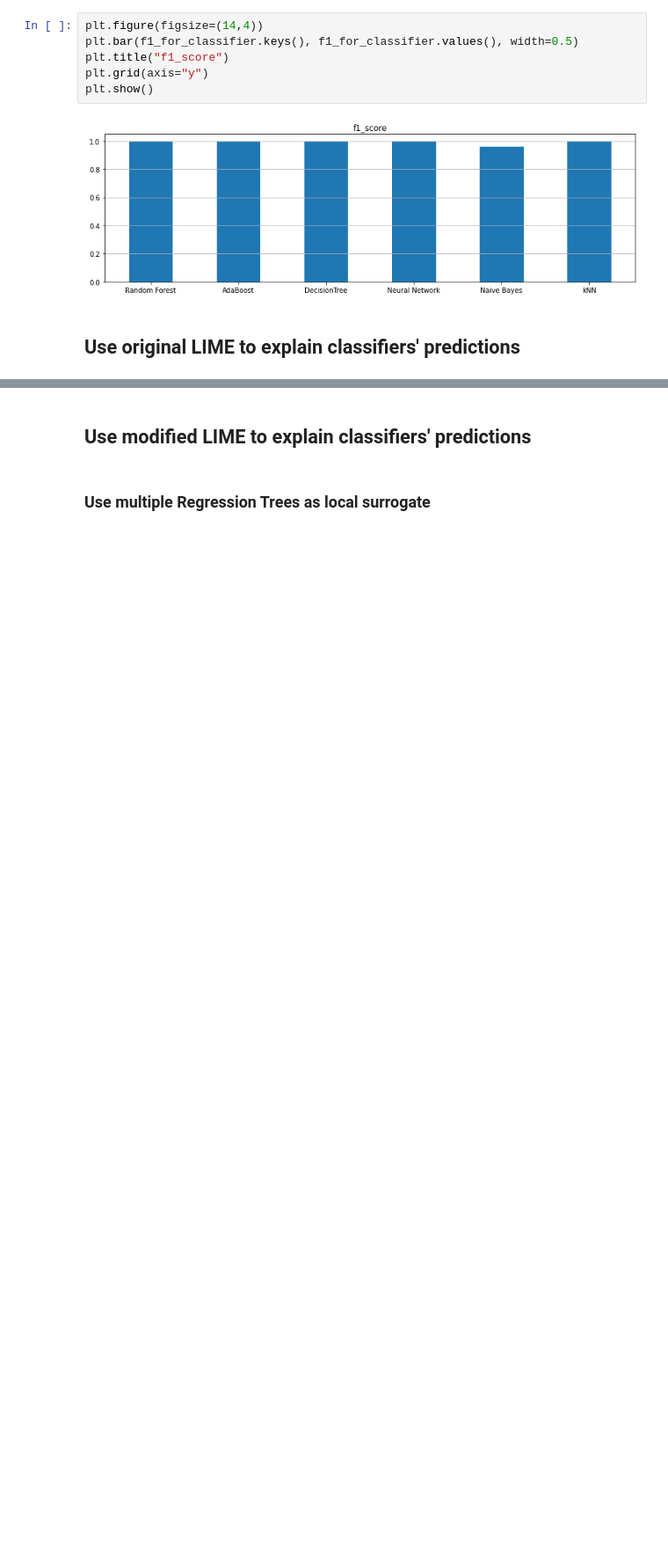
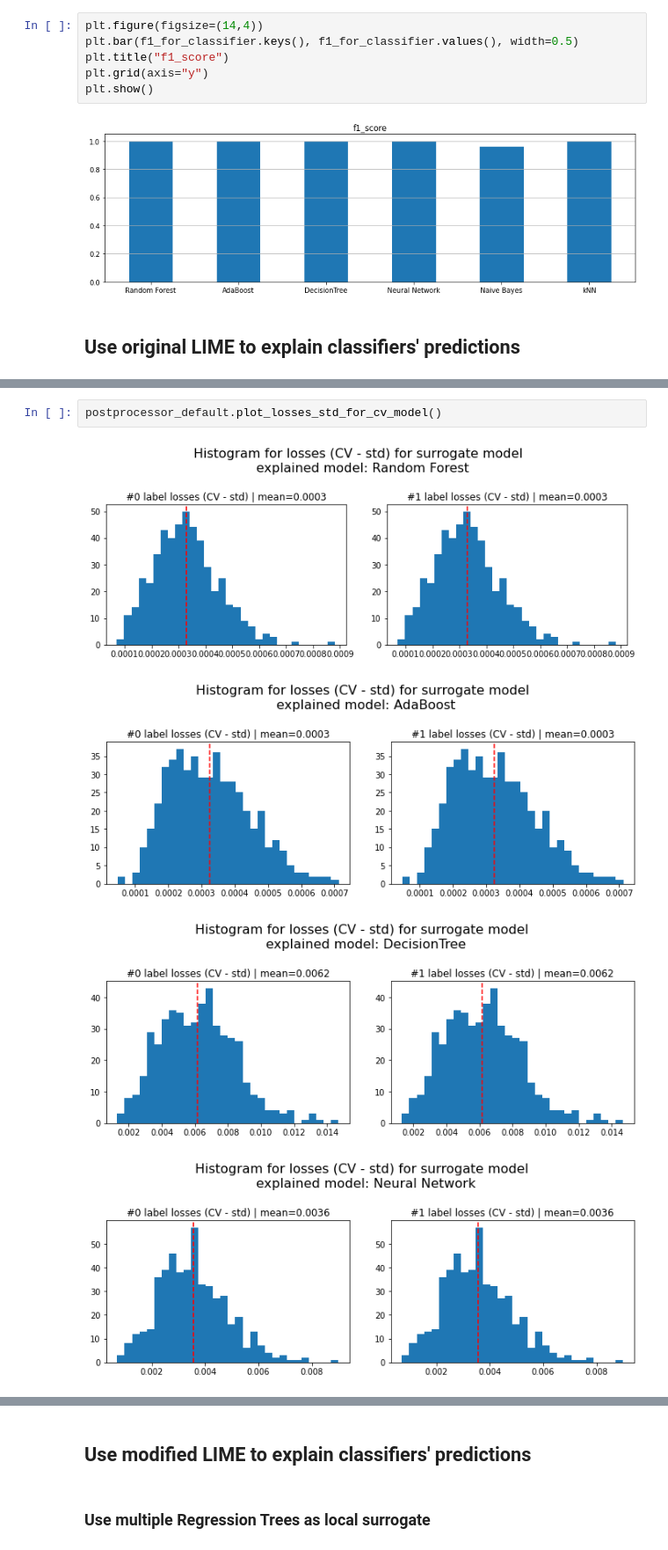
Before and after one commit to vonHousen/lime, a Jupyter notebook: doc/mod/notebooks/EfficiencyTest_Mushrooms.ipynb, the cells around one changed output, grey strips where cells are left out. Shown at 88% size. Drawn from its saved outputs; the diff is of its cells as text; blank space fills up the shorter version.

```diff
--- a/doc/mod/notebooks/EfficiencyTest_Mushrooms.ipynb
+++ b/doc/mod/notebooks/EfficiencyTest_Mushrooms.ipynb
@@ -195,0 +217,7 @@ postprocessor_default.plot_losses_for_surrogate_model()
+# %%
+postprocessor_default.plot_losses_std_for_cv_model()
+# %% [output]
+[figure, added]
+[figure, added]
+[figure, added]
+[figure, added]
```
Also changed, not shown: parts of 52 cells of this notebook, 5 other files.
